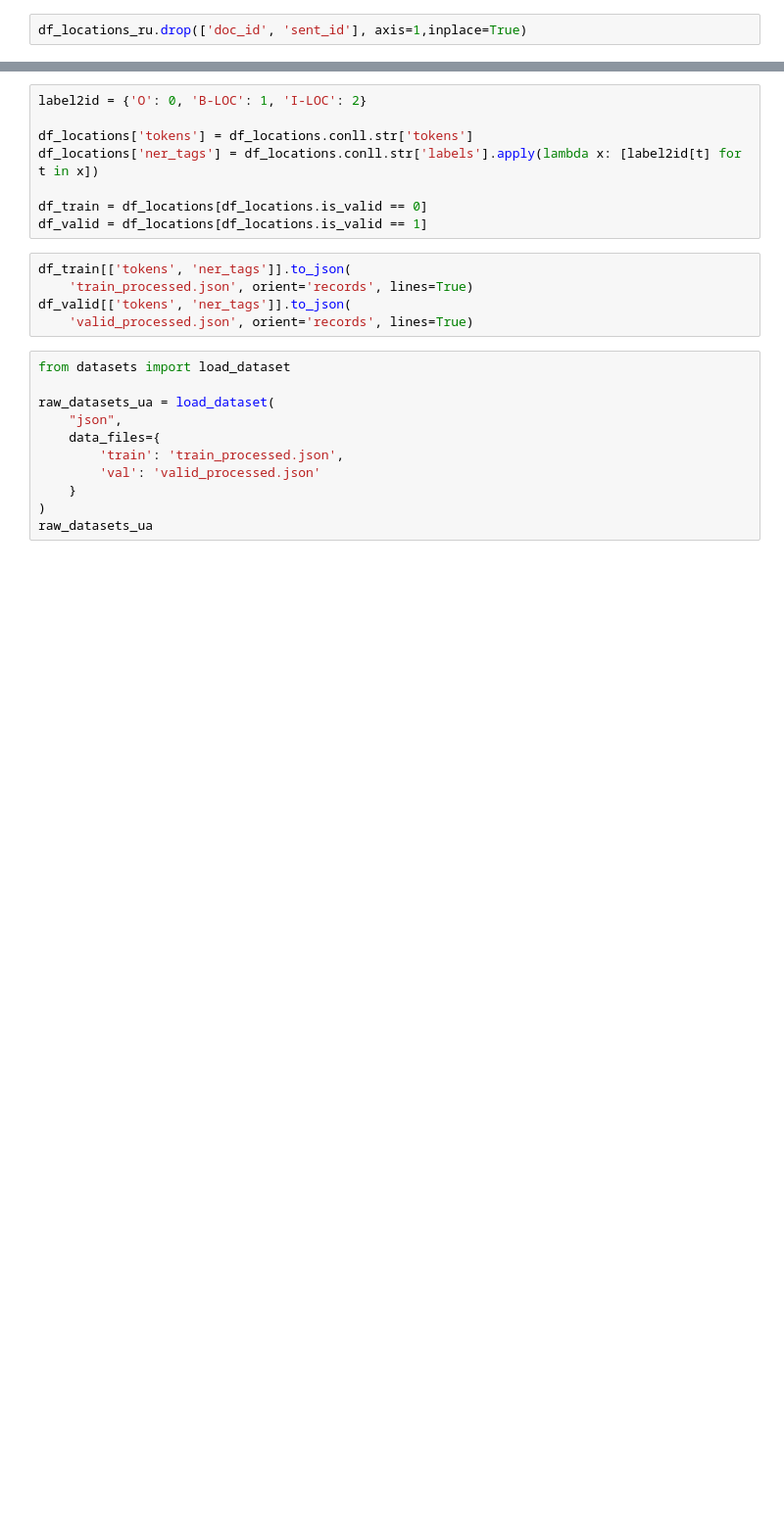
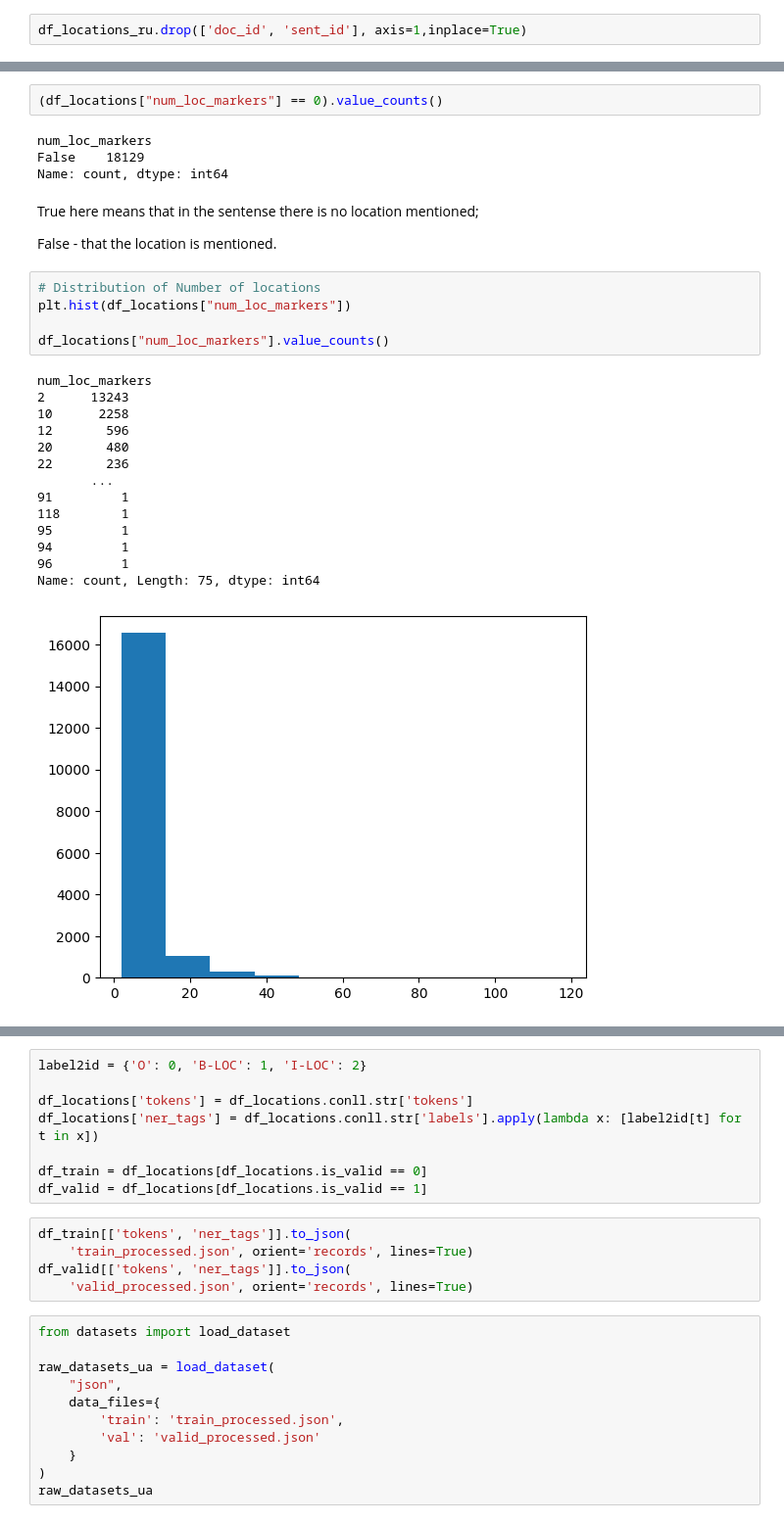
Before and after one commit to geeeeenccc/NLP-Course-IASA-Homework, a Jupyter notebook: Homework 5/practice5-location-detection-task.ipynb, the cells around one changed output, grey strips where cells are left out. Shown at 98% size. Cells and saved outputs as stored; diff of their text form; blank space fills up the shorter version.

```diff
--- a/Homework 5/practice5-location-detection-task.ipynb
+++ b/Homework 5/practice5-location-detection-task.ipynb
@@ -188,0 +363,30 @@ Albus Dumbledore founded the Order of the Phoenix<br>
+# %%
+(df_locations["num_loc_markers"] == 0).value_counts()
+# %% [output]
+num_loc_markers
+False    18129
+Name: count, dtype: int64
+# %% [markdown]
+True here means that in the sentense there is no location mentioned;
+
+False - that the location is mentioned.
+# %%
+# Distribution of Number of locations
+plt.hist(df_locations["num_loc_markers"])
+
+df_locations["num_loc_markers"].value_counts()
+# %% [output]
+num_loc_markers
+2      13243
+10      2258
+12       596
+20       480
+22       236
+       ...
+91         1
+118        1
+95         1
+94         1
+96         1
+Name: count, Length: 75, dtype: int64
+[figure, added]
```
Also changed, not shown: parts of 49 cells of this notebook.
